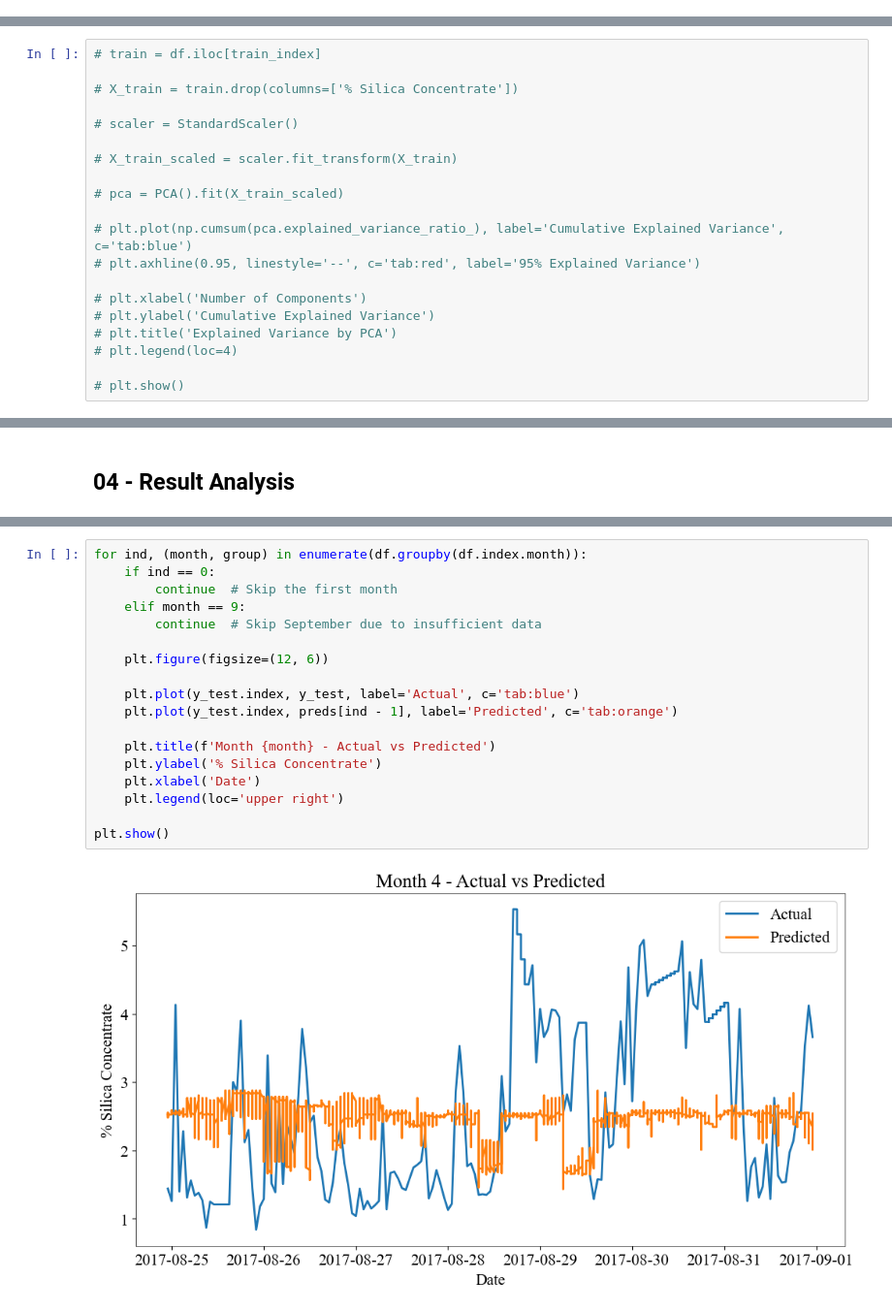
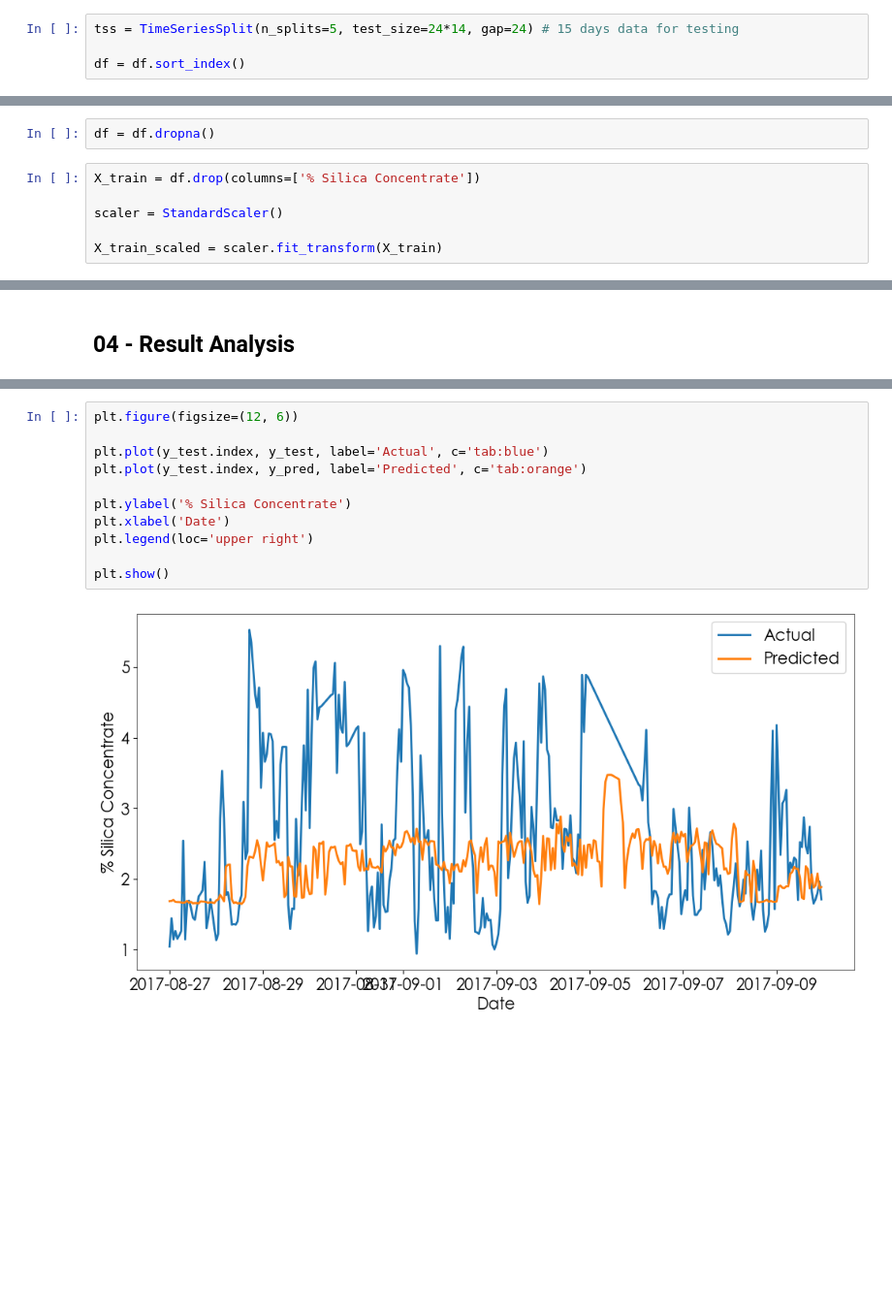
Before and after one commit to PauloCasmal/data-mining-study, a Jupyter notebook: Model-mining.ipynb, the cells around one changed output, grey strips where cells are left out. Shown: that part at 97% size. Saved outputs shown, nothing was run; the diff lists cells and outputs as text; blank space fills up the shorter version.

```diff
--- a/Model-mining.ipynb
+++ b/Model-mining.ipynb
@@ -122 +130,5 @@ df = create_time_features(df)
+# %%
+tss = TimeSeriesSplit(n_splits=5, test_size=24*14, gap=24) # 15 days data for testing
+
+df = df.sort_index()
 # %%
@@ -158,20 +164,8 @@ plt.show()
+# %%
+df = df.dropna()
 # %%
-# train = df.iloc[train_index]
+X_train = df.drop(columns=['% Silica Concentrate'])
 
-# X_train = train.drop(columns=['% Silica Concentrate'])
+scaler = StandardScaler()
 
-# scaler = StandardScaler()
-
-# X_train_scaled = scaler.fit_transform(X_train)
-
-# pca = PCA().fit(X_train_scaled)
-
-# plt.plot(np.cumsum(pca.explained_variance_ratio_), label='Cumulative Explained Variance', c='tab:blue')
-# plt.axhline(0.95, linestyle='--', c='tab:red', label='95% Explained Variance')
-
-# plt.xlabel('Number of Components')
-# plt.ylabel('Cumulative Explained Variance')
-# plt.title('Explained Variance by PCA')
-# plt.legend(loc=4)
-
-# plt.show()
+X_train_scaled = scaler.fit_transform(X_train)
@@ -292,20 +287,13 @@ R^2 Score: -0.027
 # %%
-for ind, (month, group) in enumerate(df.groupby(df.index.month)):
-    if ind == 0:
-        continue  # Skip the first month
-    elif month == 9:
-        continue  # Skip September due to insufficient data
+plt.figure(figsize=(12, 6))
 
-    plt.figure(figsize=(12, 6))
+plt.plot(y_test.index, y_test, label='Actual', c='tab:blue')
+plt.plot(y_test.index, y_pred, label='Predicted', c='tab:orange')
 
-    plt.plot(y_test.index, y_test, label='Actual', c='tab:blue')
-    plt.plot(y_test.index, preds[ind - 1], label='Predicted', c='tab:orange')
-
-    plt.title(f'Month {month} - Actual vs Predicted')
-    plt.ylabel('% Silica Concentrate')
-    plt.xlabel('Date')
-    plt.legend(loc='upper right')
+plt.ylabel('% Silica Concentrate')
+plt.xlabel('Date')
+plt.legend(loc='upper right')
 
 plt.show()
 # %% [output]
-[figure, old version]
+[figure, new version]
```
Also changed, not shown: parts of 23 cells of this notebook, 1 other file.
